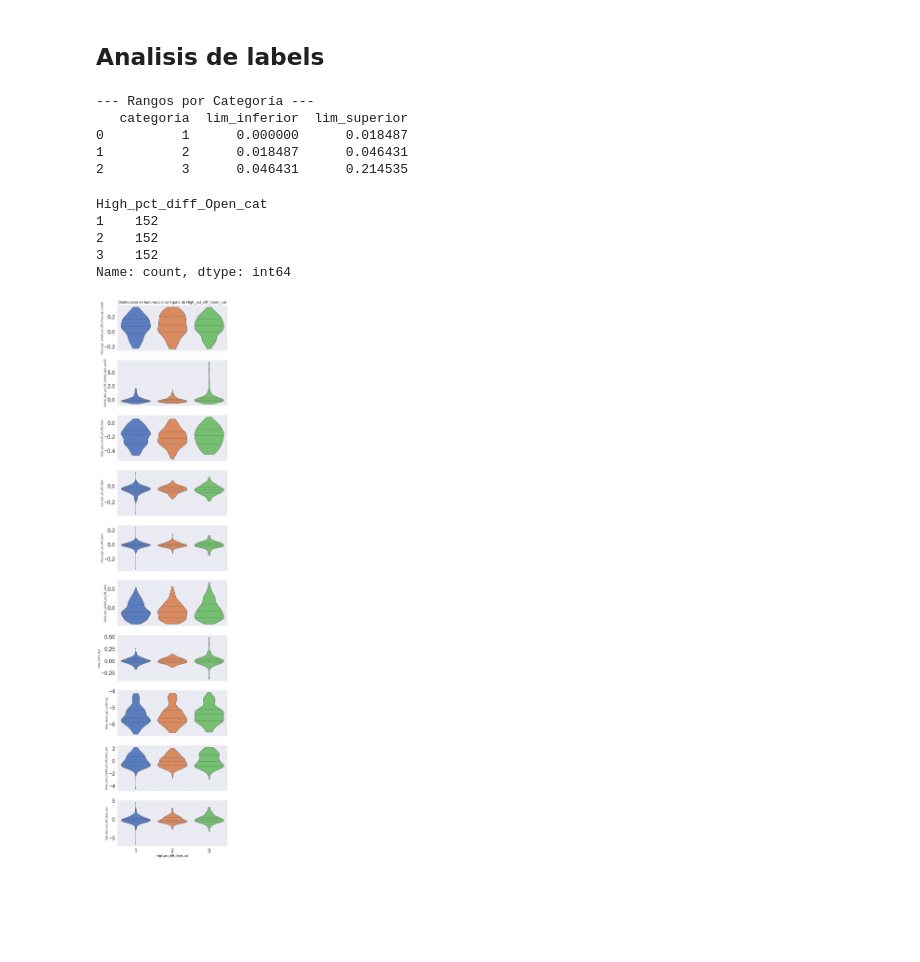
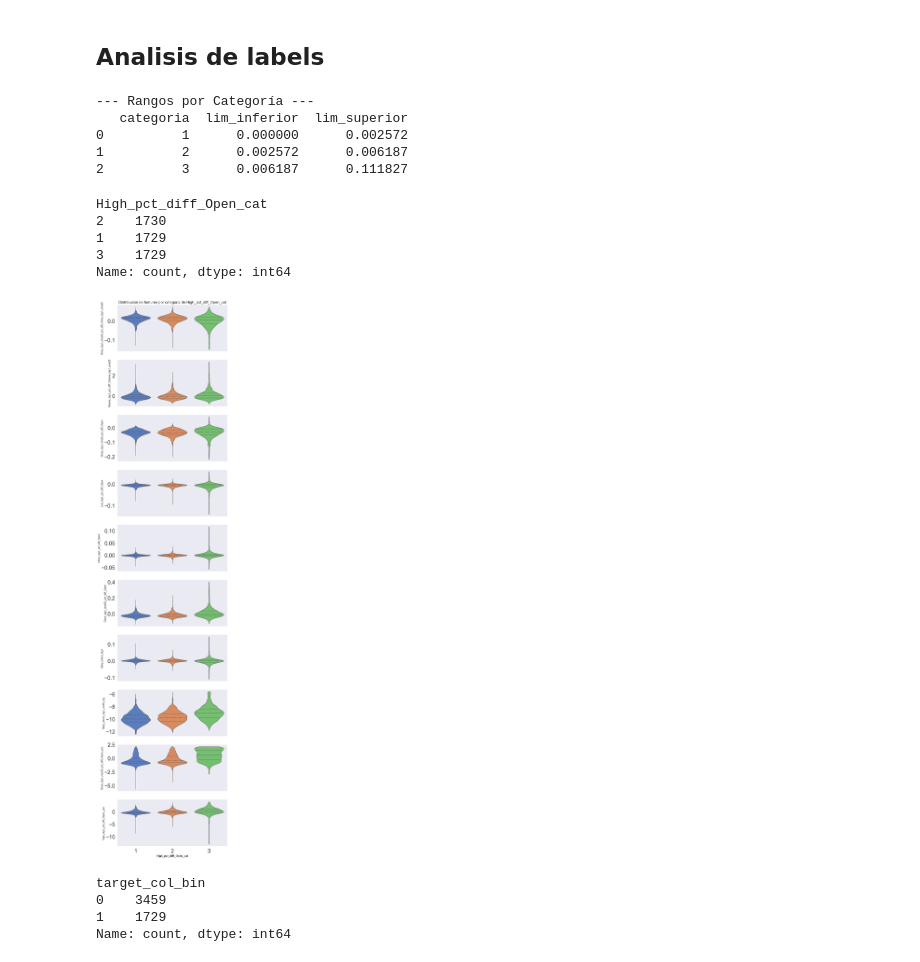
Before and after one commit to sebakremis/ForexMiner, a Jupyter notebook: notebook_EDA.ipynb, the cells around one changed output. Drawn from its saved outputs; the diff is of its cells as text; code cells hidden in the pictures; blank space fills up the shorter version.

Commit message:
crear variable binaria, refactorizar graficos de violines

```diff
--- a/notebook_EDA.ipynb
+++ b/notebook_EDA.ipynb
@@ -4,17 +4,16 @@ Notebook de Analisis Exploratorio de Datos (EDA)
 # %%
 # Preliminares
 import pandas as pd
-import seaborn as sns
-import matplotlib.pyplot as plt
+
 from src.cat_modeling import cargar_datos
 from src.transform import categorizar_en_cuantiles
 from src.eda_utils import (
     mostrar_asimetrias, mostrar_missings, pintar_columna,
-    pintar_matriz_correlacion
+    pintar_matriz_correlacion, pintar_violin_plots
 )
 
 # Cargar fichero de precios
-simbolo = 'NBIS'
+simbolo = 'SPY'
 intervalo = '1d'
 df, cols_exclude = cargar_datos(simbolo=simbolo, intervalo=intervalo, leer_cols_exclude=True)
 df_clean = df.drop(columns=cols_exclude)
@@ -136,56 +135,39 @@ print(tabla_bins)
 # %% [output]
 --- Rangos por Categoría ---
    categoria  lim_inferior  lim_superior
-0          1      0.000000      0.018487
-1          2      0.018487      0.046431
-2          3      0.046431      0.214535
+0          1      0.000000      0.002572
+1          2      0.002572      0.006187
+2          3      0.006187      0.111827
 # %%
 df_clean[objetivo_cat].value_counts()
 # %% [output]
 High_pct_diff_Open_cat
-1    152
-2    152
-3    152
+2    1730
+1    1729
+3    1729
 Name: count, dtype: int64
 # %%
 # Violin plot
 # Identificar las variables numéricas excluyendo la variable objetivo
 target_col = objetivo_cat
 numeric_cols = df_clean.select_dtypes(include=["number"]).columns.tolist()
 
 # Asegurar que la columna objetivo no esté en la lista
 numeric_cols = [col for col in numeric_cols if col != target_col]
 
-# Configurar la figura:
-fig, axes = plt.subplots(
-    nrows=len(numeric_cols),
-    ncols=1,
-    figsize=(8, 3.2 * len(numeric_cols)),
-    sharex=True,
+pintar_violin_plots(
+    df=df_clean,
+    numeric_cols=numeric_cols,
+    target_col=target_col
 )
-
-# Iterar y graficar cada variable numérica
-for ax, num_var in zip(axes, numeric_cols):
-    sns.violinplot(
-        data=df_clean,
-        x=target_col,
-        y=num_var,
-        ax=ax,
-        palette="muted",
-        inner="quartile",  # Muestra mediana y cuartiles dentro del violín
-        cut=0,  # Limita el violín al rango real de los datos
-        legend=False,
-        hue=target_col
-    )
-    if ax == axes[0]:
-        ax.set_title(f"Distribución de features por categoria de {target_col}", fontsize=15, loc="center")
-    ax.set_ylabel(num_var, fontsize=10)
-    ax.grid(axis="y", linestyle="--", alpha=0.6)
-
-    # Etiqueta del eje X
-    ax.set_xlabel(target_col, fontsize=11, fontweight="bold")
-
-plt.tight_layout()
-plt.show()
 # %% [output]
-[figure, old version]
+[figure, new version]
+# %%
+# Crear variable binaria: True si pertenece a la clase superior
+df_clean['target_col_bin'] = (df_clean[objetivo_cat] ==3).astype(int)
+df_clean['target_col_bin'].value_counts()
+# %% [output]
+target_col_bin
+0    3459
+1    1729
+Name: count, dtype: int64
```
Also changed, not shown: parts of 6 cells of this notebook, 2 other files.
